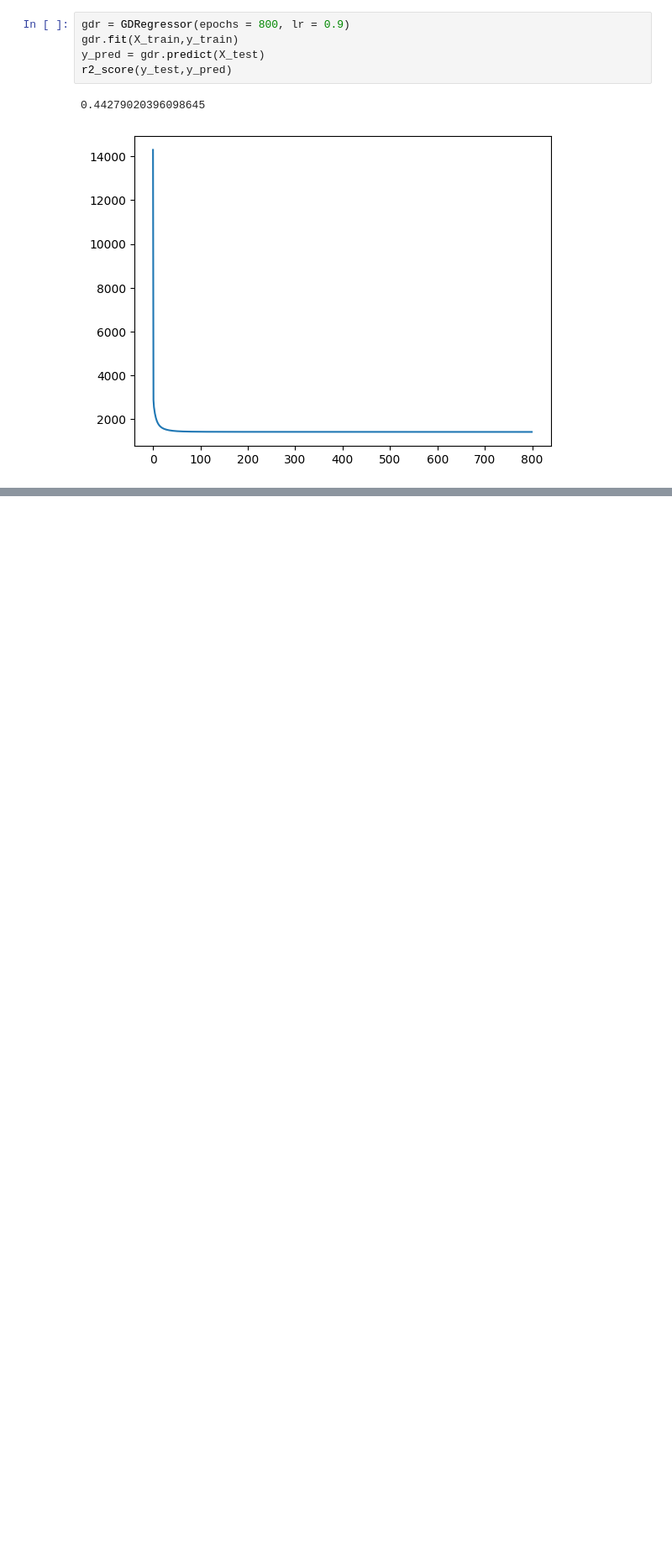
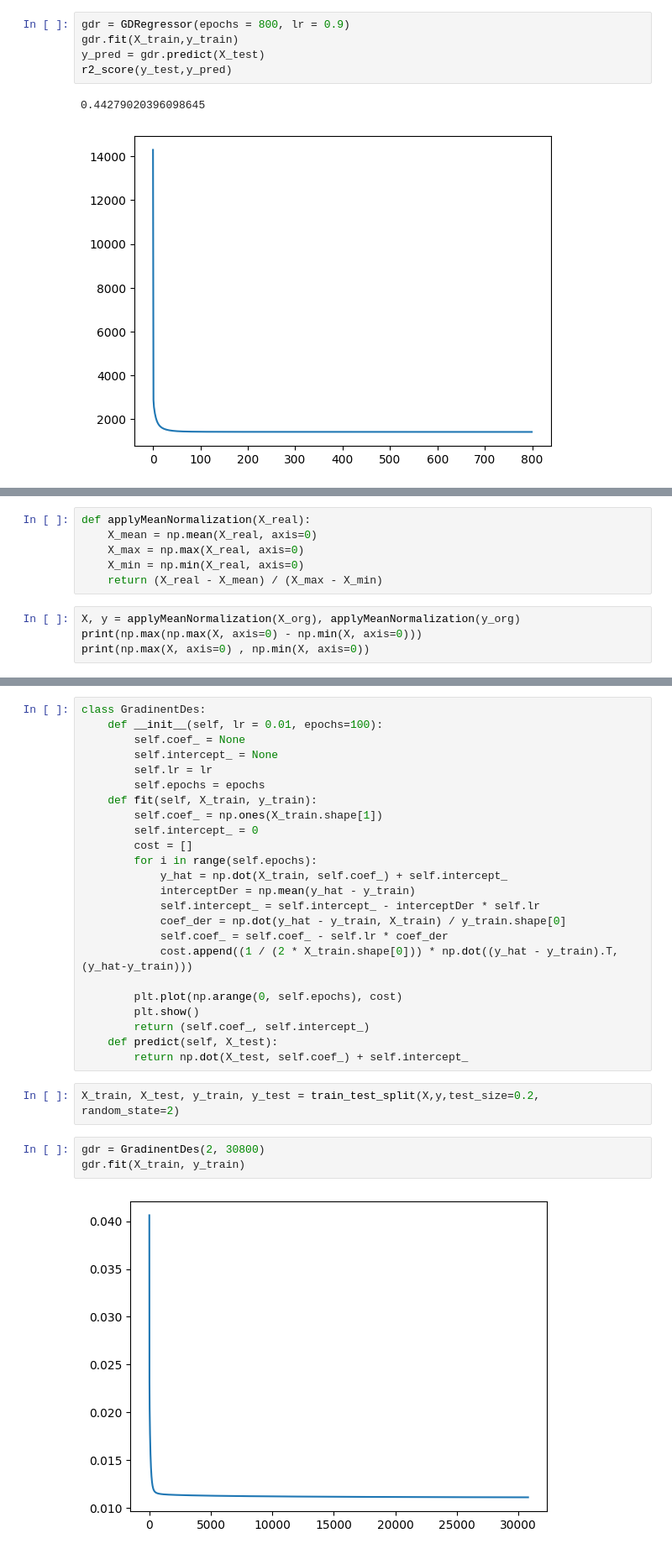
Before and after one commit to RaF-in/ML-Algos, a Jupyter notebook: Linear Regression/Batch Gradient Descent.ipynb, the cells around one changed output, grey strips where cells are left out. Shown: that part at 84% size. Saved outputs shown, nothing was run; the diff lists cells and outputs as text; blank space fills up the shorter version.

```diff
--- a/Linear Regression/Batch Gradient Descent.ipynb
+++ b/Linear Regression/Batch Gradient Descent.ipynb
@@ -60,0 +72,10 @@ r2_score(y_test,y_pred)
+# %%
+def applyMeanNormalization(X_real):
+    X_mean = np.mean(X_real, axis=0)
+    X_max = np.max(X_real, axis=0)
+    X_min = np.min(X_real, axis=0)
+    return (X_real - X_mean) / (X_max - X_min)
+# %%
+X, y = applyMeanNormalization(X_org), applyMeanNormalization(y_org)
+print(np.max(np.max(X, axis=0) - np.min(X, axis=0)))
+print(np.max(X, axis=0) , np.min(X, axis=0))
@@ -60,0 +97,31 @@ r2_score(y_test,y_pred)
+# %%
+class GradinentDes:
+    def __init__(self, lr = 0.01, epochs=100):
+        self.coef_ = None
+        self.intercept_ = None
+        self.lr = lr
+        self.epochs = epochs
+    def fit(self, X_train, y_train):
+        self.coef_ = np.ones(X_train.shape[1])
+        self.intercept_ = 0
+        cost = []
+        for i in range(self.epochs):
+            y_hat = np.dot(X_train, self.coef_) + self.intercept_
+            interceptDer = np.mean(y_hat - y_train)
+            self.intercept_ = self.intercept_ - interceptDer * self.lr
+            coef_der = np.dot(y_hat - y_train, X_train) / y_train.shape[0]
+            self.coef_ = self.coef_ - self.lr * coef_der
+            cost.append((1 / (2 * X_train.shape[0])) * np.dot((y_hat - y_train).T, (y_hat-y_train)))
+
+        plt.plot(np.arange(0, self.epochs), cost)
+        plt.show()
+        return (self.coef_, self.intercept_)
+    def predict(self, X_test):
+        return np.dot(X_test, self.coef_) + self.intercept_
+# %%
+X_train, X_test, y_train, y_test = train_test_split(X,y,test_size=0.2, random_state=2)
+# %%
+gdr = GradinentDes(2, 30800)
+gdr.fit(X_train, y_train)
+# %% [output]
+[figure, added]
```
Also changed, not shown: parts of 17 cells of this notebook.
